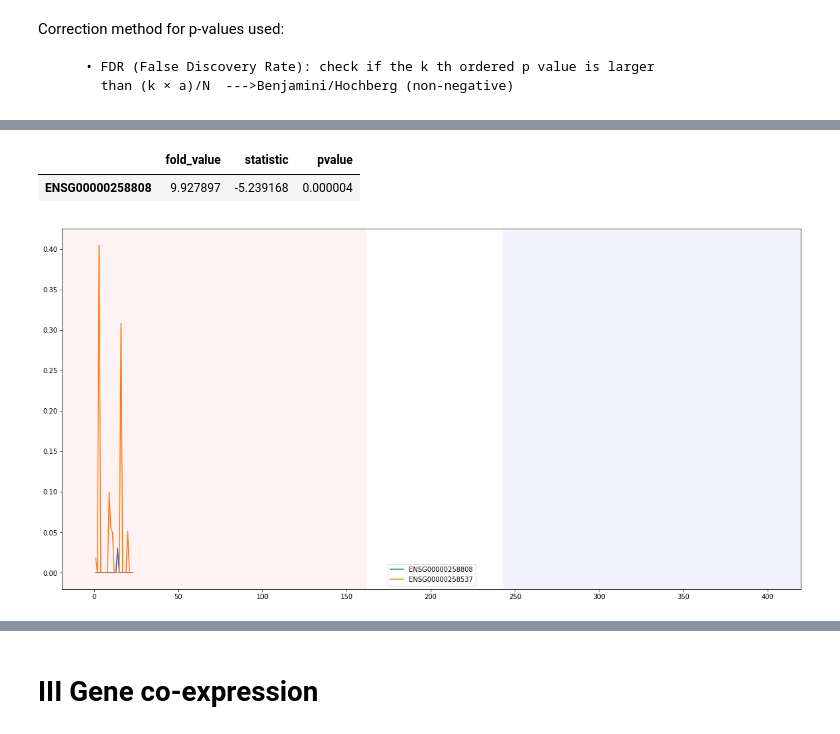
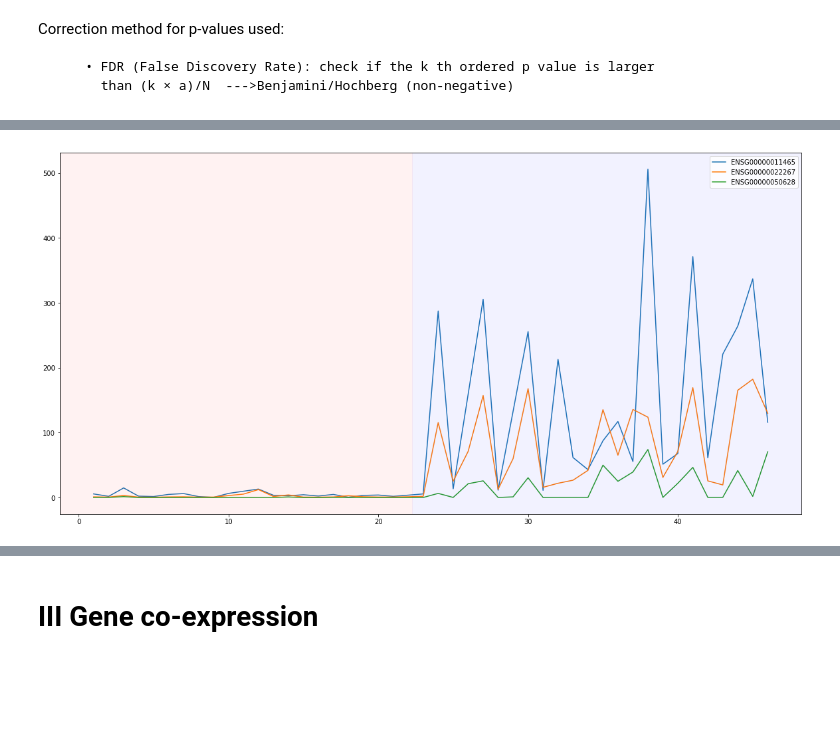
Before and after one commit to dusicastepic/bioinformatics-and-digital-epidemiology, a Jupyter notebook: Digital Epidemiology/DE just start.ipynb, the cells around one changed output, grey strips where cells are left out. Cells and saved outputs as stored; diff of their text form; code cells hidden in the pictures; blank space fills up the shorter version.

```diff
--- a/Digital Epidemiology/DE just start.ipynb
+++ b/Digital Epidemiology/DE just start.ipynb
@@ -166,6 +117,6 @@ Condition 1 - Normal
 
 Condition 2 - Cancer
 # %%
-fold_df=np.abs(np.log2(genes_C.mean(axis=1)/genes_N.mean(axis=1)))
-fold_df[fold_df>=2]#1.2 was not enough to reach subset of 500 combined with p-value 0.01 and correction
+fold_df=np.abs(np.log2(genes_C.sum(axis=1)/genes_N.sum(axis=1)))
+fold_df[fold_df>=3.2]#1.2 was not enough to reach subset of 500 coNCmbined with p-value 0.01 and correction
 # %% [output]
@@ -184,9 +135,9 @@ Length: 12136, dtype: float64
 # %%
-fold_sort_df=pd.DataFrame(fold_df[fold_df>=3.2])
+fold_sort_df=pd.DataFrame(fold_df[fold_df>=4.7]) ##Decide on this threshold and p-value threshold
 fold_sort_df.columns=['fold_value']
 
 
 #drop nan and inf(when log is not defined--> log0)
 fold_sort_df.dropna(inplace=True)
 fold_sort_df=fold_sort_df[(fold_sort_df.fold_value!=np.inf)]
-fold_sort_df.sort_values(['fold_value'],ascending=False)
+fold_sort_df=fold_sort_df.sort_values(['fold_value'],ascending=False)
@@ -305,25 +246,18 @@ array(['ENSG00000004776', 'ENSG00000004799'], dtype=object)
 def plotGenes(example_genes):
     plt.figure(figsize=(20,10))
     for idx,ex in enumerate(example_genes):
-        tissue_C = genes_C_reduced[genes_C_reduced.index==example_genes[idx]].values.tolist()[0]
-        tissue_N = genes_N_reduced[genes_N_reduced.index==example_genes[idx]].values.tolist()[0]
+        tissue_C = genes_CN[genes_CN.index==example_genes[idx]].values.tolist()[0]
+#        tissue_N = genes_N[genes_N.index==example_genes[idx]].values.tolist()[0]
 
         plt.plot(range(1,len(tissue_C)+1),tissue_C)
 
 
     plt.legend(example_genes)
-    plt.axvline(5, linewidth=800,  color = 'r',alpha=0.05)
-    plt.axvline(400, linewidth=800,  color = 'b',alpha=0.05)
+    plt.axvline(5, linewidth=780,  color = 'r',alpha=0.05)
+    plt.axvline(40, linewidth=800,  color = 'b',alpha=0.05)
     plt.show()
-# %%
-res_df=fold_sort_df.join(after_correction.set_index('gene'),lsuffix='_caller', rsuffix='_other',how='inner')
-res_df=res_df.sort_values(['pvalue'],ascending=True).sort_values(['fold_value'],ascending=False)
-res_df.head(1)
-# %% [output]
-|  | fold_value | statistic | pvalue |
-| ENSG00000258808 | 9.927897 | -5.239168 | 0.000004 |
 # %%
-DEG_examples=list(res_df.index[[0,7]])
+DEG_examples=list(after_correction.gene[after_correction.gene.index[:3]])
 plotGenes(DEG_examples)
 # %% [output]
-[figure, old version]
+[figure, new version]
```
Also changed, not shown: parts of 31 cells of this notebook.
